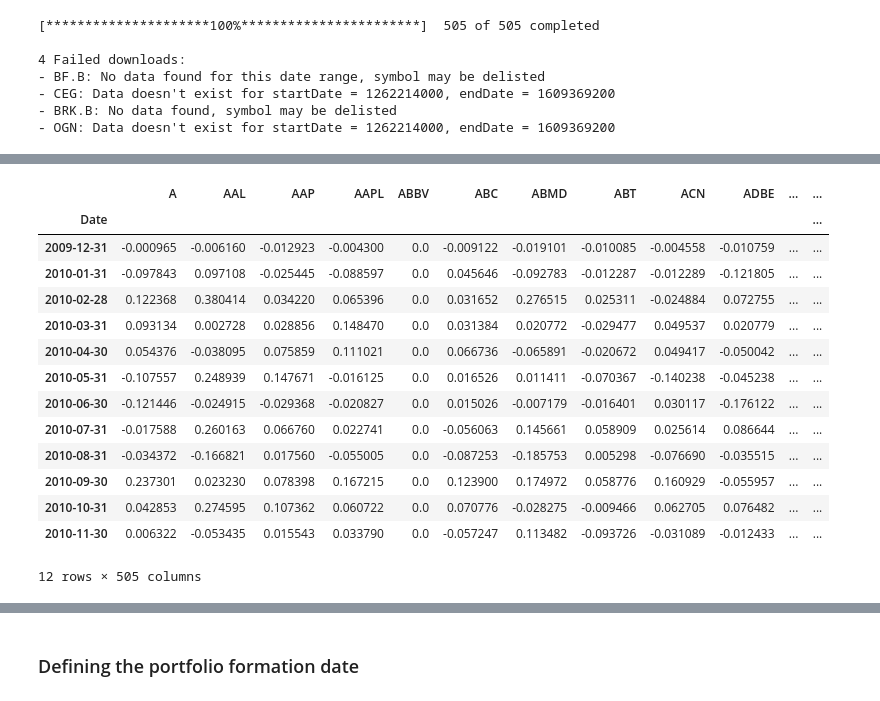
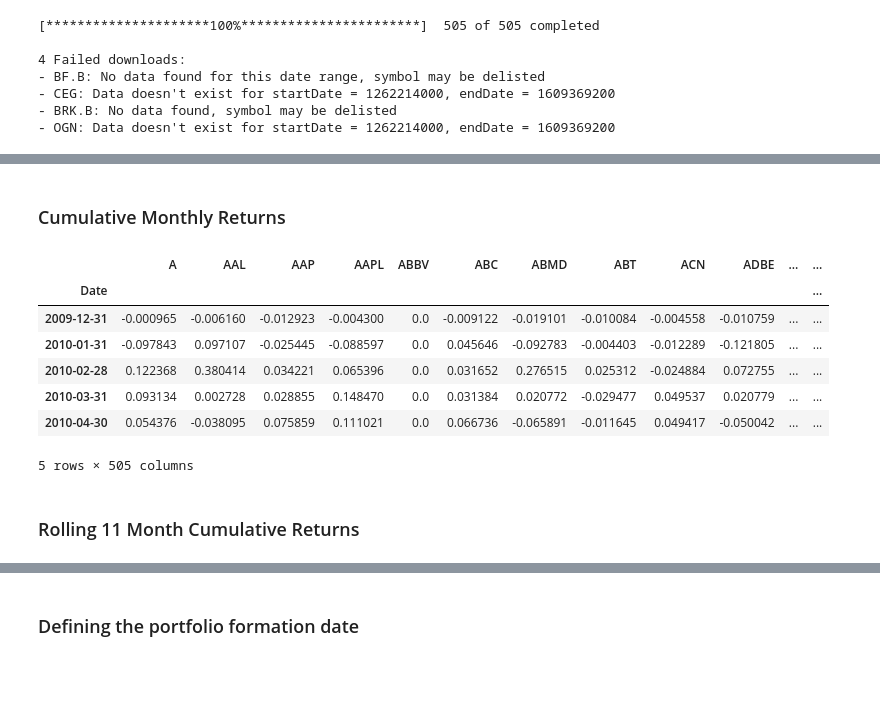
Before and after one commit to biv-neupane7/Investment-strategies, a Jupyter notebook: S&P 500 Momentum.ipynb, the cells around one changed output, grey strips where cells are left out. Cells and saved outputs as stored; diff of their text form; code cells hidden in the pictures; blank space fills up the shorter version.

```diff
--- a/S&P 500 Momentum.ipynb
+++ b/S&P 500 Momentum.ipynb
@@ -65,29 +46,27 @@ price.head()
 5 rows × 505 columns
+# %% [markdown]
+### Cumulative Monthly Returns
 # %%
 mtl_ret=price.pct_change().resample("M").agg(lambda x: (x+1).prod()-1)
-mtl_ret.head(12)
+mtl_ret.head()
 
 # The code above is doing the following things:
 
         # First, it is calculating the daily returns from the daily adjusted price data
         # Second, it is sort of creating breaks in between the months. Think of it like this: there are many boxes being created
-            # and each of the boxes are given the label of datetime
+            # and each of the boxes are given the label of datetime, in this case, the labels name are the months name
         # Third, the lambda function is denoting x as whatever result we get from "price.pct_change()"
-            # Basically, x = daily returns. The daily returns are then multiplied to each other within the boxes of months.
+            # Basically, x = daily returns. The daily returns are then added with 1 and multiplied to each other within
+            # the boxes of months.
 # %% [output]
 |  | A | AAL | AAP | AAPL | ABBV | ABC | ABMD | ABT | ACN | ADBE | ... | ... |
 | Date |  |  |  |  |  |  |  |  |  |  |  | ... |
-| 2009-12-31 | -0.000965 | -0.006160 | -0.012923 | -0.004300 | 0.0 | -0.009122 | -0.019101 | -0.010085 | -0.004558 | -0.010759 | ... | ... |
-| 2010-01-31 | -0.097843 | 0.097108 | -0.025445 | -0.088597 | 0.0 | 0.045646 | -0.092783 | -0.012287 | -0.012289 | -0.121805 | ... | ... |
-| 2010-02-28 | 0.122368 | 0.380414 | 0.034220 | 0.065396 | 0.0 | 0.031652 | 0.276515 | 0.025311 | -0.024884 | 0.072755 | ... | ... |
-| 2010-03-31 | 0.093134 | 0.002728 | 0.028856 | 0.148470 | 0.0 | 0.031384 | 0.020772 | -0.029477 | 0.049537 | 0.020779 | ... | ... |
-| 2010-04-30 | 0.054376 | -0.038095 | 0.075859 | 0.111021 | 0.0 | 0.066736 | -0.065891 | -0.020672 | 0.049417 | -0.050042 | ... | ... |
-| 2010-05-31 | -0.107557 | 0.248939 | 0.147671 | -0.016125 | 0.0 | 0.016526 | 0.011411 | -0.070367 | -0.140238 | -0.045238 | ... | ... |
-| 2010-06-30 | -0.121446 | -0.024915 | -0.029368 | -0.020827 | 0.0 | 0.015026 | -0.007179 | -0.016401 | 0.030117 | -0.176122 | ... | ... |
-| 2010-07-31 | -0.017588 | 0.260163 | 0.066760 | 0.022741 | 0.0 | -0.056063 | 0.145661 | 0.058909 | 0.025614 | 0.086644 | ... | ... |
-| 2010-08-31 | -0.034372 | -0.166821 | 0.017560 | -0.055005 | 0.0 | -0.087253 | -0.185753 | 0.005298 | -0.076690 | -0.035515 | ... | ... |
-| 2010-09-30 | 0.237301 | 0.023230 | 0.078398 | 0.167215 | 0.0 | 0.123900 | 0.174972 | 0.058776 | 0.160929 | -0.055957 | ... | ... |
-| 2010-10-31 | 0.042853 | 0.274595 | 0.107362 | 0.060722 | 0.0 | 0.070776 | -0.028275 | -0.009466 | 0.062705 | 0.076482 | ... | ... |
-| 2010-11-30 | 0.006322 | -0.053435 | 0.015543 | 0.033790 | 0.0 | -0.057247 | 0.113482 | -0.093726 | -0.031089 | -0.012433 | ... | ... |
+| 2009-12-31 | -0.000965 | -0.006160 | -0.012923 | -0.004300 | 0.0 | -0.009122 | -0.019101 | -0.010084 | -0.004558 | -0.010759 | ... | ... |
+| 2010-01-31 | -0.097843 | 0.097107 | -0.025445 | -0.088597 | 0.0 | 0.045646 | -0.092783 | -0.004403 | -0.012289 | -0.121805 | ... | ... |
+| 2010-02-28 | 0.122368 | 0.380414 | 0.034221 | 0.065396 | 0.0 | 0.031652 | 0.276515 | 0.025312 | -0.024884 | 0.072755 | ... | ... |
+| 2010-03-31 | 0.093134 | 0.002728 | 0.028855 | 0.148470 | 0.0 | 0.031384 | 0.020772 | -0.029477 | 0.049537 | 0.020779 | ... | ... |
+| 2010-04-30 | 0.054376 | -0.038095 | 0.075859 | 0.111021 | 0.0 | 0.066736 | -0.065891 | -0.011645 | 0.049417 | -0.050042 | ... | ... |
-12 rows × 505 columns
+5 rows × 505 columns
+# %% [markdown]
+### Rolling 11 Month Cumulative Returns
 # %%
```
Also changed, not shown: parts of 28 cells of this notebook.
